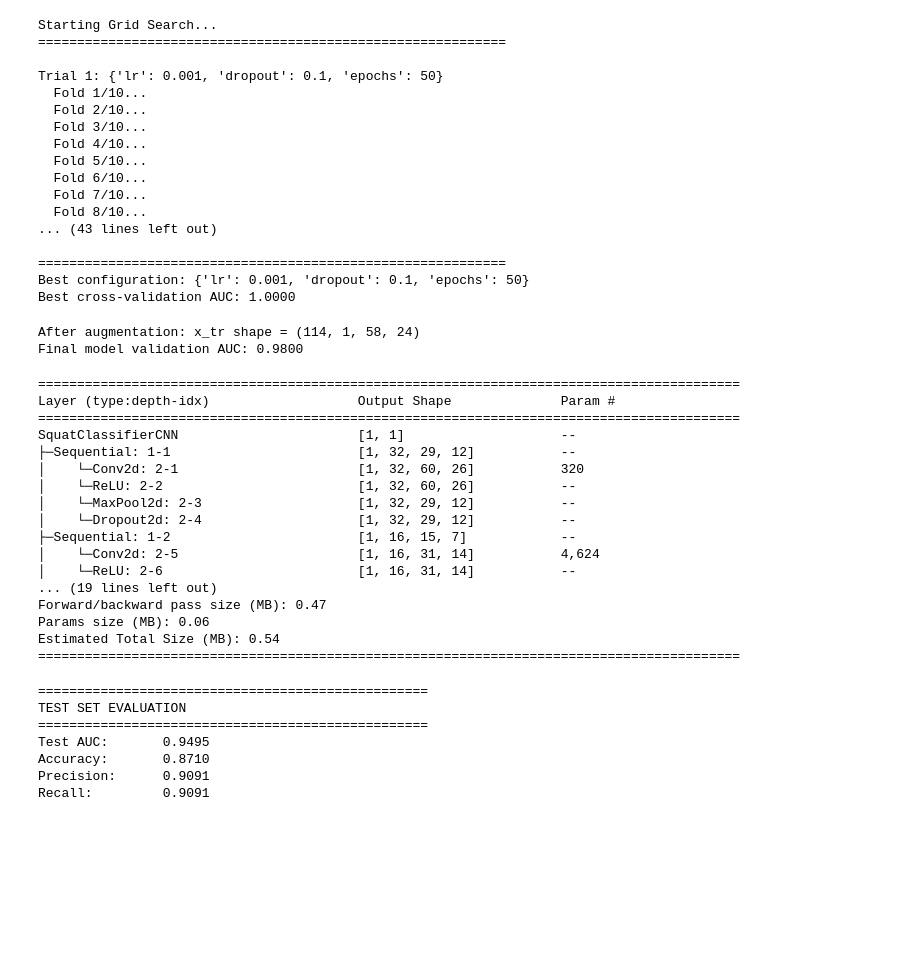
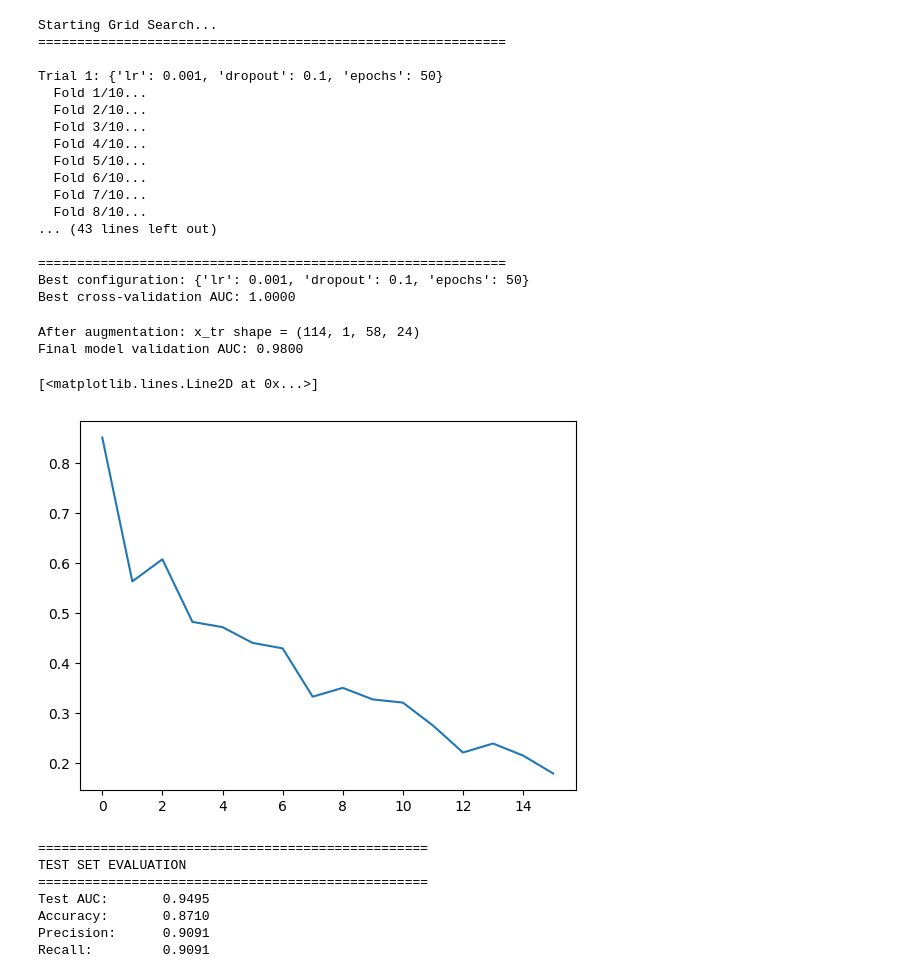
Before and after one commit to kallefrisk/DeepLearning_Schoolwork, a Jupyter notebook: JakobProject/notebooks/ass_13.ipynb, the cells around one changed output. Cells and saved outputs as stored; diff of their text form; code cells hidden in the pictures; blank space fills up the shorter version.

```diff
--- a/JakobProject/notebooks/ass_13.ipynb
+++ b/JakobProject/notebooks/ass_13.ipynb
@@ -354,37 +354,24 @@ Best cross-validation AUC: 1.0000
 # %%
 x_tr, x_val, y_tr, y_val = train_test_split(x_train_cnn, y_train, test_size=0.2, random_state=RANDOM_SEED, stratify=y_train)
 x_tr_mirror = np.flip(x_tr, axis=2).copy()
 x_tr = np.concatenate([x_tr, x_tr_mirror], axis=0)
 y_tr = np.concatenate([y_tr, y_tr], axis=0)
 print(f"After augmentation: x_tr shape = {x_tr.shape}")
 X_tr = torch.tensor(x_tr, dtype=torch.float32).to(device)
 Y_tr = torch.tensor(y_tr, dtype=torch.float32).to(device).view(-1, 1)
 X_val = torch.tensor(x_val, dtype=torch.float32).to(device)
 Y_val = torch.tensor(y_val.values, dtype=torch.float32).to(device).view(-1, 1)
 final_model = build_cnn_model(best_config, input_shape)
 val_auc, final_model, history = train_one_model(final_model, best_config, X_tr, Y_tr, X_val, Y_val, loss_func)
 print(f"Final model validation AUC: {val_auc:.4f}")
 summary(final_model, input_size=(1, 1, input_shape[0], input_shape[1]))
+
+plt.plot(history["train_loss"], label="Train Loss")
 # %% [output]
 After augmentation: x_tr shape = (114, 1, 58, 24)
 Final model validation AUC: 0.9800
-==========================================================================================
-Layer (type:depth-idx)                   Output Shape              Param #
-==========================================================================================
-SquatClassifierCNN                       [1, 1]                    --
-├─Sequential: 1-1                        [1, 32, 29, 12]           --
-│    └─Conv2d: 2-1                       [1, 32, 60, 26]           320
-│    └─ReLU: 2-2                         [1, 32, 60, 26]           --
-│    └─MaxPool2d: 2-3                    [1, 32, 29, 12]           --
-│    └─Dropout2d: 2-4                    [1, 32, 29, 12]           --
-├─Sequential: 1-2                        [1, 16, 15, 7]            --
-│    └─Conv2d: 2-5                       [1, 16, 31, 14]           4,624
-│    └─ReLU: 2-6                         [1, 16, 31, 14]           --
-... (19 lines left out)
-Forward/backward pass size (MB): 0.47
-Params size (MB): 0.06
-Estimated Total Size (MB): 0.54
-==========================================================================================
+[<matplotlib.lines.Line2D at 0x...>]
+[figure, added]
 # %%
 X_test = torch.tensor(x_test_cnn, dtype=torch.float32).to(device)
 Y_test = torch.tensor(y_test.values, dtype=torch.float32).to(device).view(-1, 1)
```
Also changed, not shown: 3 other files.
